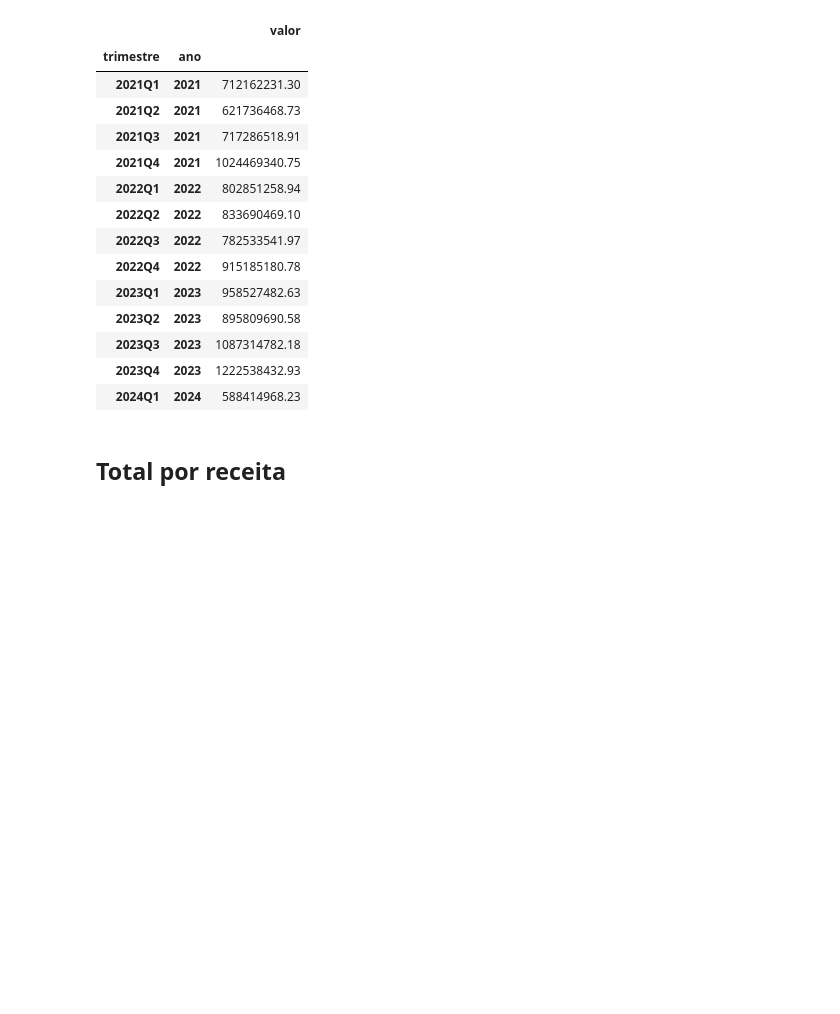
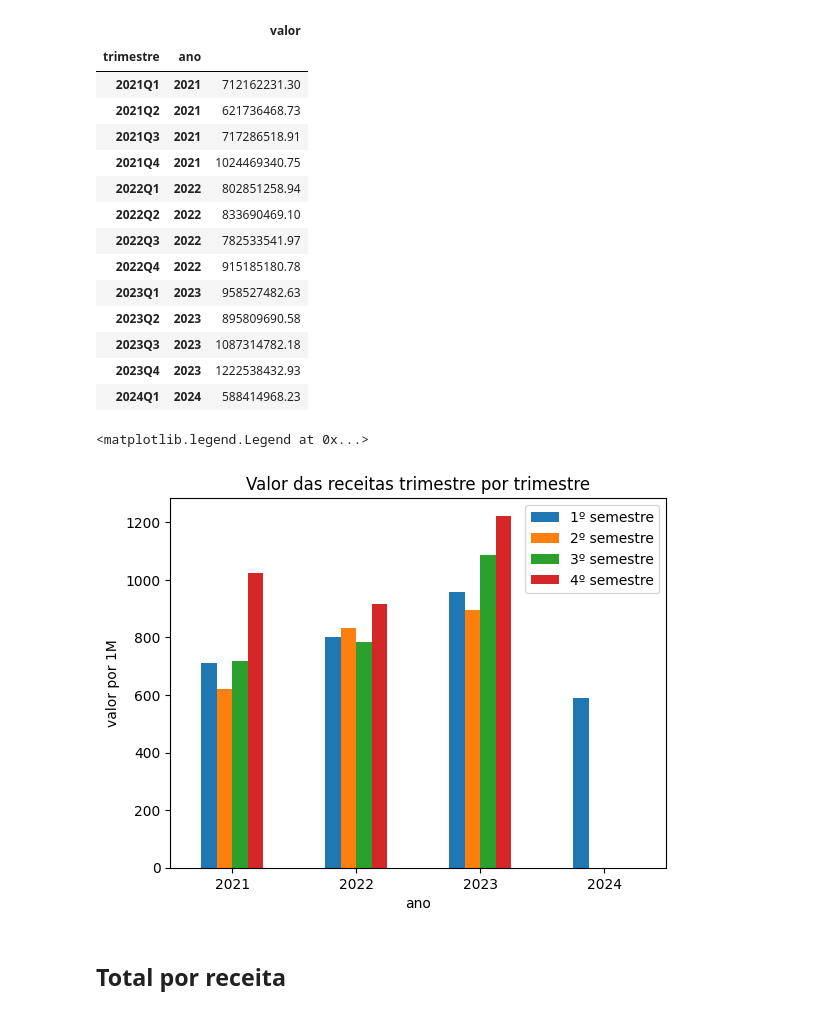
Before and after one commit to AIDA-Uniesp/analise_exploratoria_receitas_joao_pessoa, a Jupyter notebook: exploratoria_receitas.ipynb, the cells around one changed output. Cells and saved outputs as stored; diff of their text form; code cells hidden in the pictures; blank space fills up the shorter version.

Commit message:
fix plot legend

```diff
--- a/exploratoria_receitas.ipynb
+++ b/exploratoria_receitas.ipynb
@@ -125,6 +137,26 @@ total_trimestre
 | 2023Q3 | 2023 | 1087314782.18 |
 | 2023Q4 | 2023 | 1222538432.93 |
 | 2024Q1 | 2024 | 588414968.23 |
+# %%
+pd.options.mode.copy_on_write = True
+valor_trimestre = df[["ano","trimestre_id","valor"]]
+
+valor_trimestre["valor"] = valor_trimestre["valor"].div(1_000_000)
+valor_trimestre = pd.pivot_table(valor_trimestre,
+                                 values="valor",
+                                 columns=["trimestre_id"],
+                                 index=["ano"],
+                                 aggfunc="sum")
+
+valor_trimestre = pd.DataFrame(valor_trimestre, index=valor_trimestre.index.values)
+ax = valor_trimestre.plot.bar(rot=0)
+ax.set_title("Valor das receitas trimestre por trimestre")
+ax.set_xlabel("ano")
+ax.set_ylabel("valor por 1M")
+ax.legend(["1º semestre","2º semestre","3º semestre","4º semestre",])
+# %% [output]
+<matplotlib.legend.Legend at 0x...>
+[figure, added]
 # %% [markdown]
 ## Total por receita
 # %%
```
Also changed, not shown: parts of 3 cells of this notebook.
